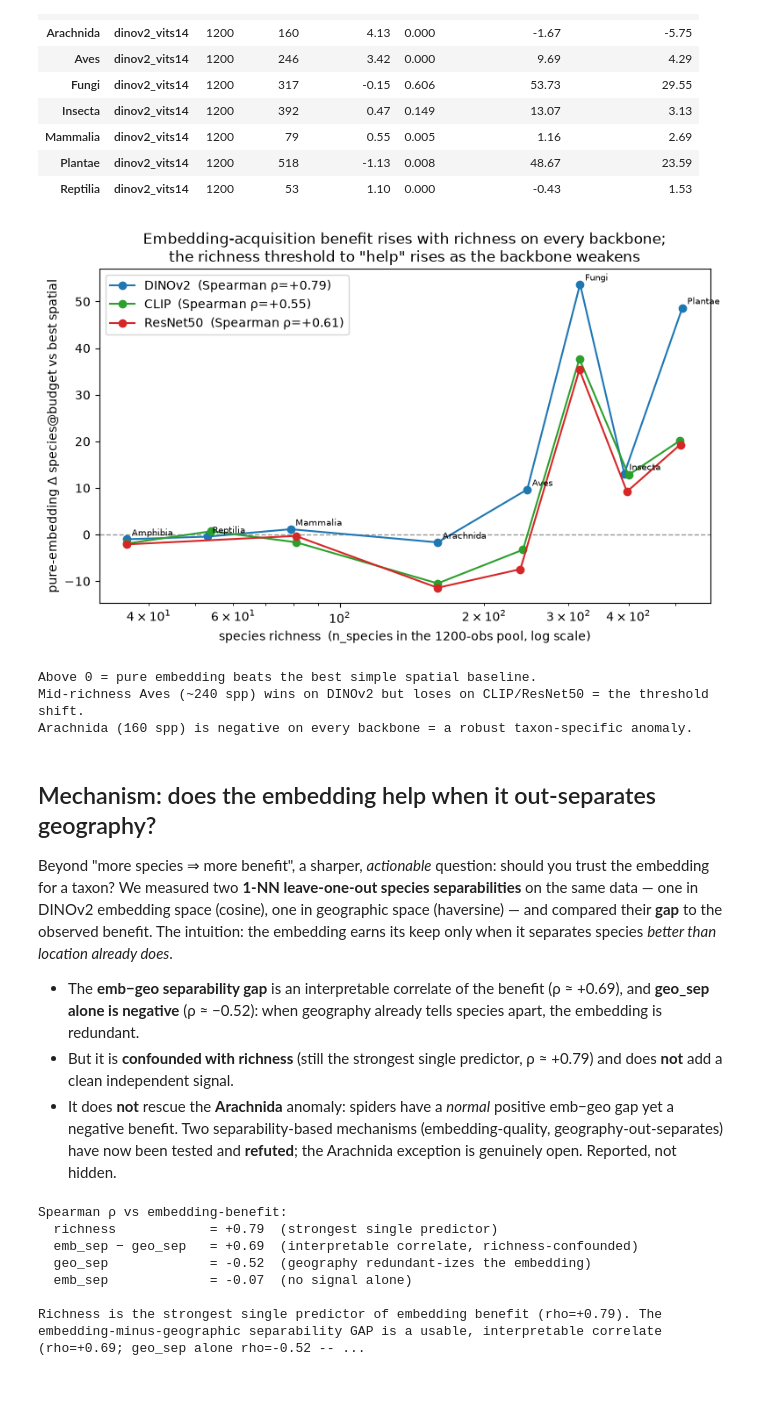
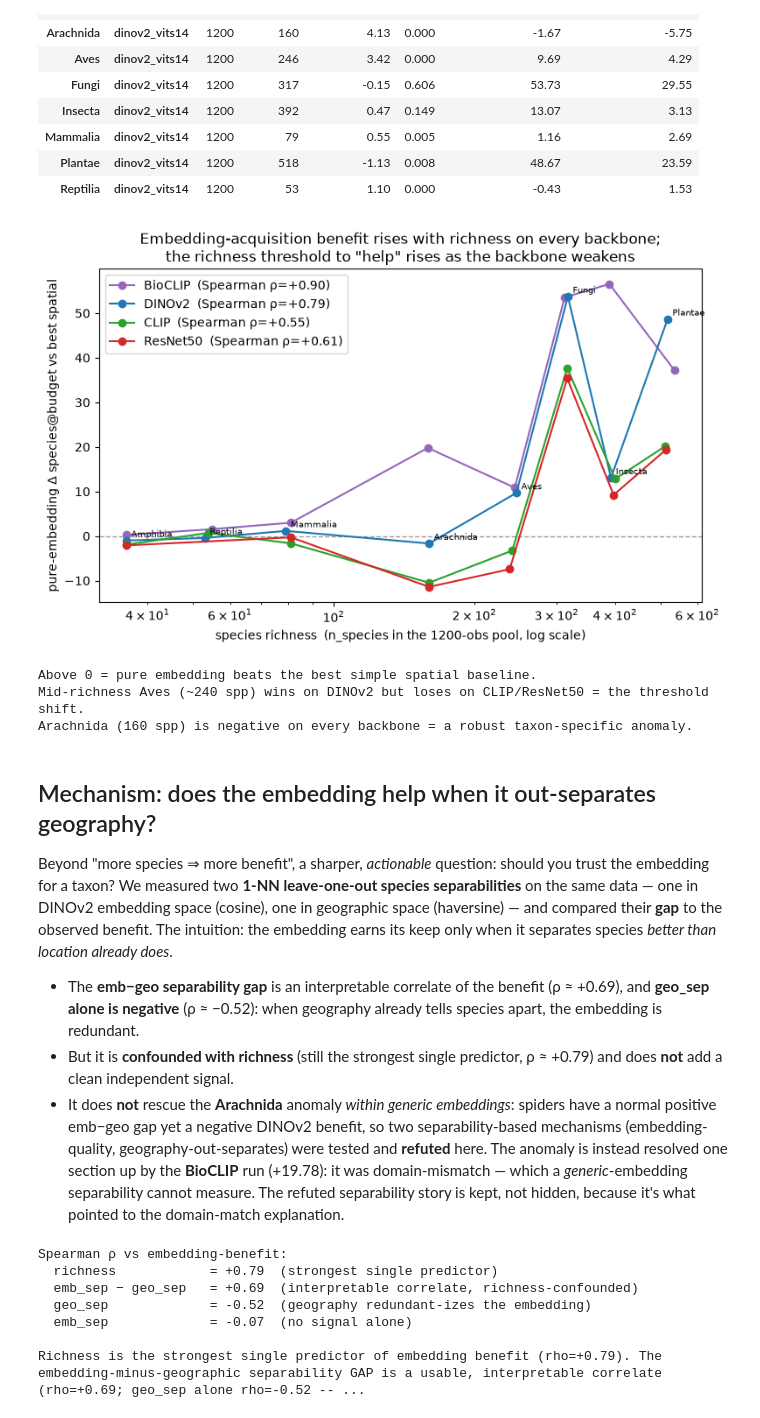
Before and after one commit to PollockLab/where-to-blitz, a Jupyter notebook: discovery-acquisition-experiment.ipynb, the cells around one changed output. Cells and saved outputs as stored; diff of their text form; code cells hidden in the pictures; blank space fills up the shorter version.

```diff
--- a/discovery-acquisition-experiment.ipynb
+++ b/discovery-acquisition-experiment.ipynb
@@ -61,8 +68,8 @@ computed on the cluster and stored in the result JSON.
 # %%
 import glob, json, os
 import pandas as pd
-BACKBONE = {'dinov2_vits14': ('DINOv2 (ViT-S/14)', 0), 'clip_vit_b32': ('CLIP (ViT-B/32)', 1),
-            'resnet50_imagenet': ('ResNet50 (ImageNet)', 2)}
+BACKBONE = {'bioclip': ('BioCLIP (ViT-B/16)', -1), 'dinov2_vits14': ('DINOv2 (ViT-S/14)', 0),
+            'clip_vit_b32': ('CLIP (ViT-B/32)', 1), 'resnet50_imagenet': ('ResNet50 (ImageNet)', 2)}
 STRATS = ['random','spatial_coverage','spatial_coverage_raw',
           'embedding_novelty','embedding_kmeanspp','combined','combined_raw']
 runs = {}
@@ -267,33 +283,33 @@ bestEmb−bestSpatial rises with n_species => the embedding's value scales with
 # %%
 # The trend, as a picture: pure-embedding benefit vs species richness, ACROSS backbones.
 import glob, json, numpy as np, matplotlib.pyplot as plt
-BBS = [('dinov2_vits14','DINOv2','#1f77b4'), ('clip_vit_b32','CLIP','#2ca02c'),
-       ('resnet50_imagenet','ResNet50','#d62728')]
+BBS = [('bioclip','BioCLIP','#9467bd'), ('dinov2_vits14','DINOv2','#1f77b4'),
+       ('clip_vit_b32','CLIP','#2ca02c'), ('resnet50_imagenet','ResNet50','#d62728')]
 def rho(a,b):
     a=np.array(a,float); b=np.array(b,float)
     ra=np.argsort(np.argsort(a)); rb=np.argsort(np.argsort(b)); return float(np.corrcoef(ra,rb)[0,1])
 fig, ax = plt.subplots(figsize=(8, 5)); ax.axhline(0, color='#999', lw=1, ls='--')
 for bb, lbl, col in BBS:
     pts = []
     for p in (glob.glob('cluster_results/mila/exp_discovery_results_%s.json' % bb)
               + glob.glob('cluster_results/generalization/*/exp_discovery_results_%s.json' % bb)):
         d = json.load(open(p)); m = d['meta']
         pts.append((m['n_species'], d['contrasts']['best_embedding_vs_best_spatial']['mean_diff'], m.get('taxon','?')))
     pts = sorted(set(pts))
     if len(pts) < 2: continue
     ns = [p[0] for p in pts]; be = [p[1] for p in pts]
     ax.plot(ns, be, 'o-', color=col, label='%s  (Spearman ρ=%+.2f)' % (lbl, rho(ns, be)))
     if bb == 'dinov2_vits14':
         for n, b, t in pts: ax.annotate(t, (n, b), fontsize=7, xytext=(4,3), textcoords='offset points')
 ax.set_xscale('log'); ax.set_xlabel('species richness  (n_species in the 1200-obs pool, log scale)')
 ax.set_ylabel('pure-embedding Δ species@budget vs best spatial')
 ax.set_title('Embedding-acquisition benefit rises with richness on every backbone;\nthe richness threshold to "help" rises as the backbone weakens')
 ax.legend(); plt.tight_layout(); plt.show()
 print("Above 0 = pure embedding beats the best simple spatial baseline.")
 print("Mid-richness Aves (~240 spp) wins on DINOv2 but loses on CLIP/ResNet50 = the threshold shift.")
 print("Arachnida (160 spp) is negative on every backbone = a robust taxon-specific anomaly.")
 # %% [output]
-[figure, old version]
+[figure, new version]
 Above 0 = pure embedding beats the best simple spatial baseline.
 Mid-richness Aves (~240 spp) wins on DINOv2 but loses on CLIP/ResNet50 = the threshold shift.
 Arachnida (160 spp) is negative on every backbone = a robust taxon-specific anomaly.
@@ -309,9 +325,11 @@ the embedding earns its keep only when it separates species *better than locatio
   negative** (ρ ≈ −0.52): when geography already tells species apart, the embedding is redundant.
 - But it is **confounded with richness** (still the strongest single predictor, ρ ≈ +0.79) and does **not** add a
   clean independent signal.
-- It does **not** rescue the **Arachnida** anomaly: spiders have a *normal* positive emb−geo gap yet a negative
-  benefit. Two separability-based mechanisms (embedding-quality, geography-out-separates) have now been tested and
-  **refuted**; the Arachnida exception is genuinely open. Reported, not hidden.
+- It does **not** rescue the **Arachnida** anomaly *within generic embeddings*: spiders have a normal positive
+  emb−geo gap yet a negative DINOv2 benefit, so two separability-based mechanisms (embedding-quality,
+  geography-out-separates) were tested and **refuted** here. The anomaly is instead resolved one section up by the
+  **BioCLIP** run (+19.78): it was domain-mismatch — which a *generic*-embedding separability cannot measure. The
+  refuted separability story is kept, not hidden, because it's what pointed to the domain-match explanation.
 # %%
 import json, pandas as pd
 s = json.load(open('cluster_results/generalization/separability_dinov2.json'))
```
Also changed, not shown: parts of 8 cells of this notebook, 13 other files.
